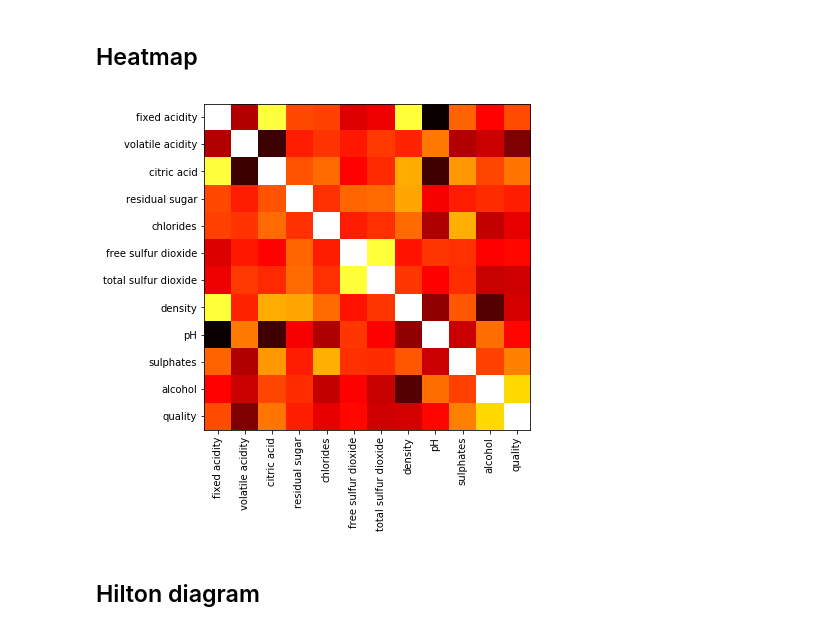
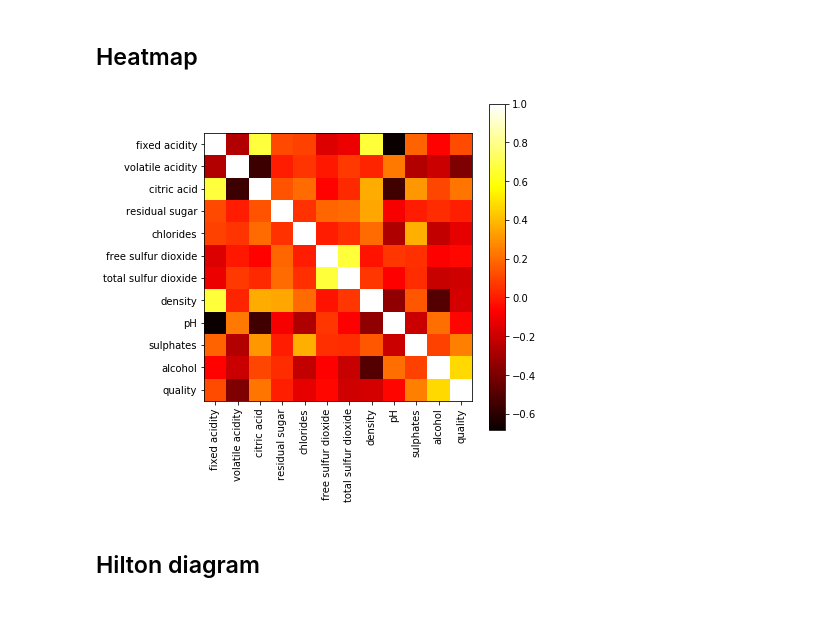
Before and after one commit to allaccountstaken/matplotlib, a Jupyter notebook: basic_plots.ipynb, the cells around one changed output. Cells and saved outputs as stored; diff of their text form; code cells hidden in the pictures.

```diff
--- a/basic_plots.ipynb
+++ b/basic_plots.ipynb
@@ -293,12 +293,13 @@ wine_quality = pd.read_csv('winequality.csv', delimiter=';')
 # %%
 plt.figure(figsize=(6, 6))
 corr = wine_quality.corr()
 plt.imshow(corr, cmap='hot')
 plt.xticks(range(len(corr)), corr.columns, rotation=90)
 plt.yticks(range(len(corr)), corr.columns)
+plt.colorbar()
 plt.show()
 # %% [output]
-[figure, old version]
+[figure, new version]
 # %% [markdown]
 ## Hilton diagram
 # %% [markdown]
```
